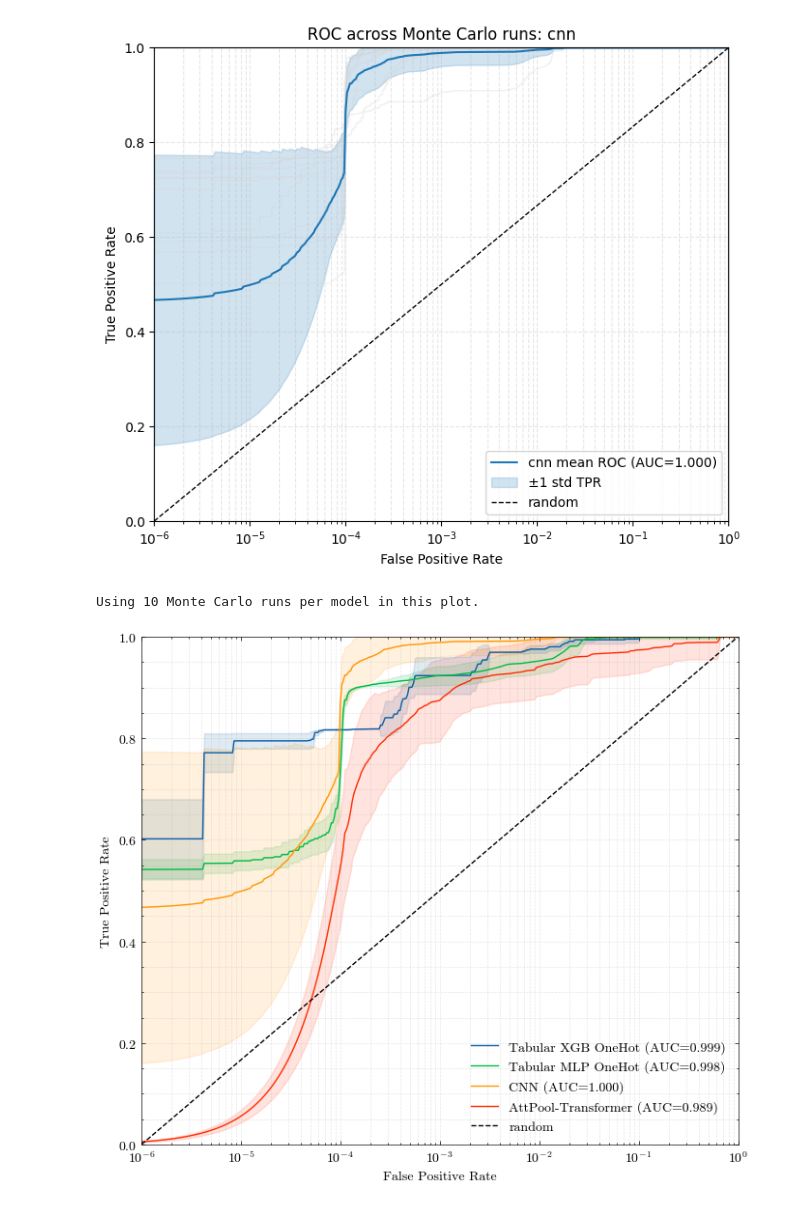
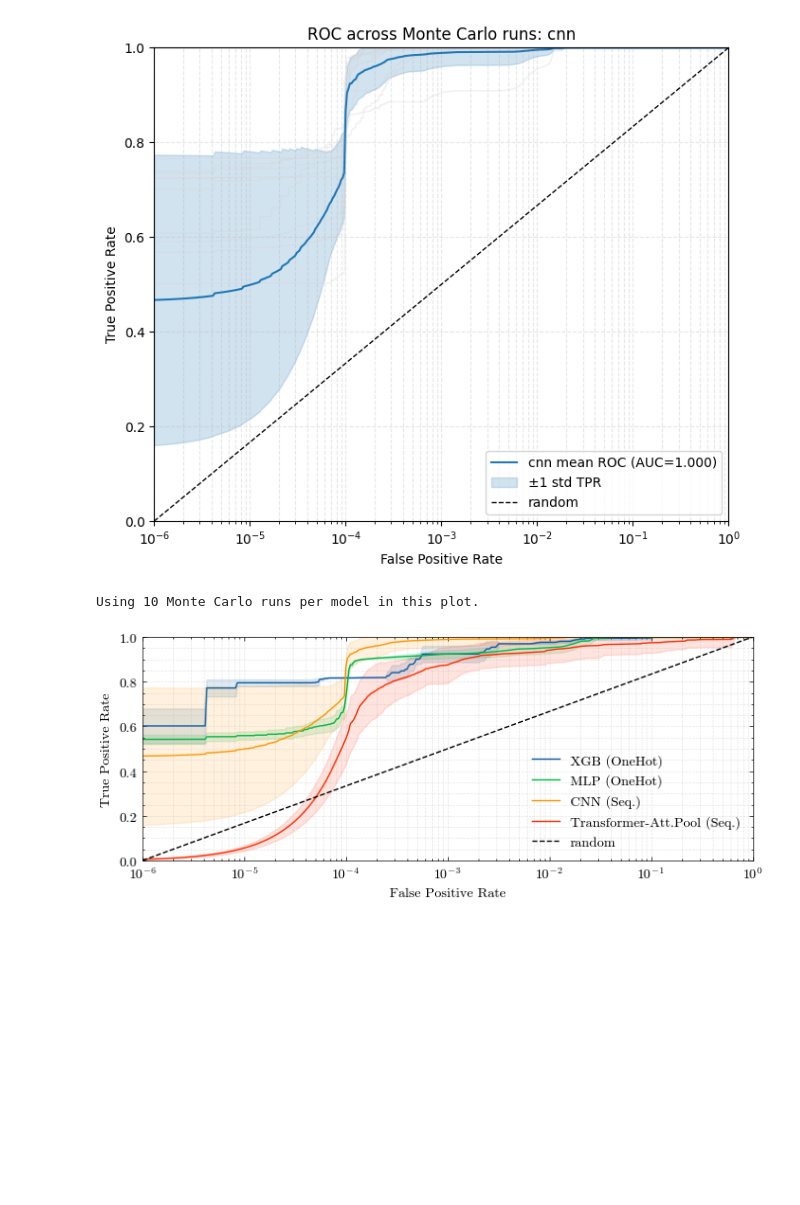
Before and after one commit to dtrizna/QuasarNix, a Jupyter notebook: experiments/results_mc_repeated_training.ipynb, the cells around one changed output. Saved outputs shown, nothing was run; the diff lists cells and outputs as text; code cells hidden in the pictures; blank space fills up the shorter version.

Commit message:
final rebuttal updates: synthetic validation and legend update

```diff
--- a/experiments/results_mc_repeated_training.ipynb
+++ b/experiments/results_mc_repeated_training.ipynb
@@ -136,14 +136,14 @@ plt.style.use(["science", "no-latex"])
 # Optionally provide nicer display names for legend
 # Keys here must match `model_name` values in `mc_models_summary.csv`
 pretty_model_names = {
-    # "_tabular_rf_onehot": "Tabular RF OneHot",
-    "_tabular_xgb_onehot": "Tabular XGB OneHot",
-    "_tabular_mlp_onehot": "Tabular MLP OneHot",
-    "cnn": "CNN",
+    # "_tabular_rf_onehot": "Tabular RF (OneHot)",
+    "_tabular_xgb_onehot": "XGB (OneHot)",
+    "_tabular_mlp_onehot": "MLP (OneHot)",
+    "cnn": "CNN (Seq.)",
+    "attpool_transformer": "Transformer-Att.Pool (Seq.)",
     # "neurlux": "CNN+LSTM+Attention",
     # "cnn_lstm": "CNN+LSTM",
     # "mlp_seq": "MLP-Seq",
-    "attpool_transformer": "AttPool-Transformer",
     # "cls_transformer": "CLS-Transformer",
     # "mean_transformer": "Mean-Transformer",
     # "lstm": "LSTM",
@@ -156,7 +156,7 @@ COLORS = ["C0", "C1", "C2", "C3", "C4", "C5", "C6", "C7", "C8", "C9", "C10"]
 n_mc_runs = int(summary_df["run_idx"].nunique())
 print(f"Using {n_mc_runs} Monte Carlo runs per model in this plot.")
 
-plt.figure(figsize=(7, 6))
+plt.figure(figsize=(7, 3))
 ax = plt.gca()
 fpr_grid = np.logspace(-6, 0, 400)
 
@@ -185,14 +185,14 @@ for i, model_name in enumerate(pretty_model_names.keys()):
     legend_name = pretty_model_names.get(model_name, model_name)
     plot_line, = ax.plot(
         fpr_grid, mean_tpr, color=COLORS[i % len(COLORS)],
-        label=f"{legend_name} (AUC={mean_auc:.3f})"
+        label=f"{legend_name}"# (AUC={mean_auc:.3f})"
     )
     ax.fill_between(
         fpr_grid, mean_tpr - std_tpr, mean_tpr + std_tpr,
         color=COLORS[i % len(COLORS)], alpha=0.13
     )
     handles.append(plot_line)
-    labels.append(f"{legend_name} (AUC={mean_auc:.3f})")
+    labels.append(f"{legend_name}")# (AUC={mean_auc:.3f})")
 
 # --- Sigma ruleset ROC on a 10k subset of X_test_cmds ---
 try:
@@ -242,31 +242,31 @@ try:
         color="C8",
         linestyle="-.",
         linewidth=2,
         label=sigma_label,
     )
     handles.append(sigma_line)
     labels.append(sigma_label)
 
     print(f"Sigma ruleset ROC on subset of {len(y_sigma)} test samples: AUC={auc_sigma:.4f}")
 except Exception as e:
     pass
 
 random_line, = ax.plot([1e-6, 1.0], [1e-6, 1.0], "k--", linewidth=1, label="random")
 handles.append(random_line)
 labels.append("random")
 
 ax.set_xscale("log")
 ax.set_xlim([1e-6, 1.0])
 ax.set_ylim([0.0, 1.0])
 ax.set_xlabel("False Positive Rate")
 ax.set_ylabel("True Positive Rate")
 # ax.set_title(f"ROC ({n_mc_runs} runs/model)")
 ax.grid(True, which="both", linestyle="--", alpha=0.3)
 # Explicitly pass collected handles and labels to legend to ensure all models appear
 ax.legend(handles, labels, loc="lower right")
 plt.savefig("../img/roc_mc_repeated_training.pdf", bbox_inches="tight", dpi=300)
 plt.tight_layout()
 plt.show()
 # %% [output]
 Using 10 Monte Carlo runs per model in this plot.
-[figure, old version]
+[figure, new version]
```
Also changed, not shown: 8 other files.
